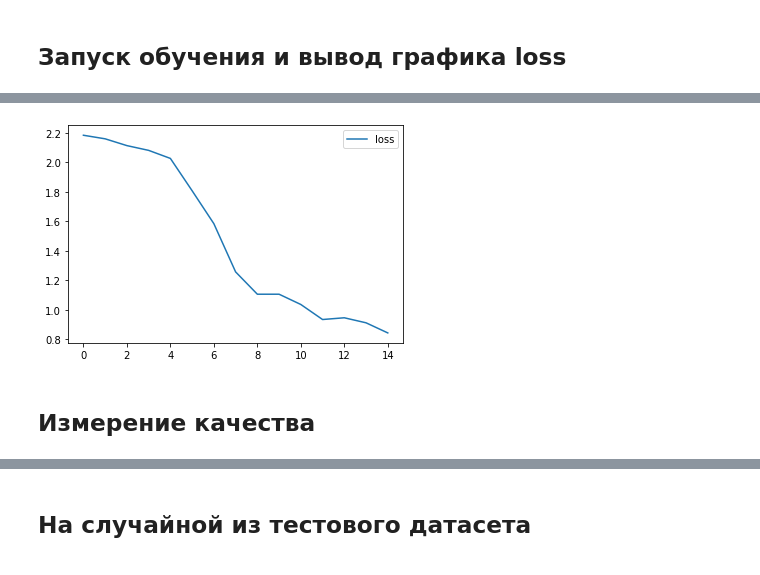
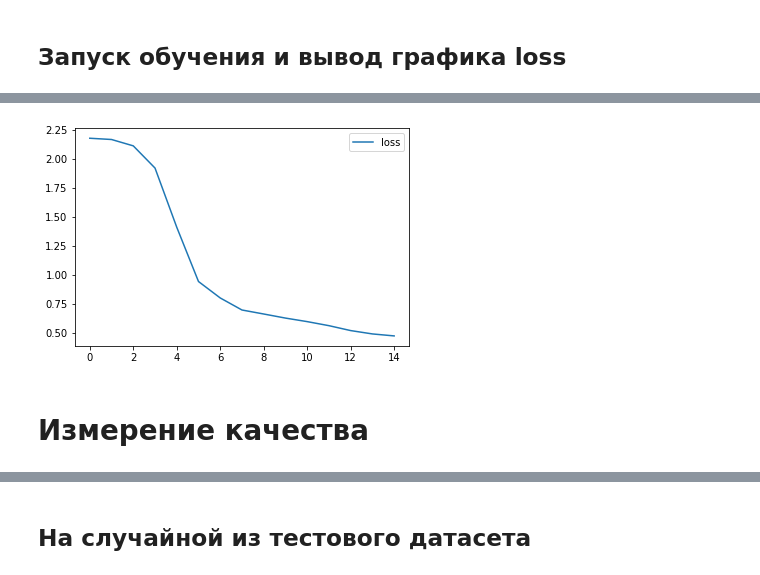
Before and after one commit to chr1stine/circle-polygon-classifier, a Jupyter notebook: geometry_classifier.ipynb, the cells around one changed output, grey strips where cells are left out. Saved outputs shown, nothing was run; the diff lists cells and outputs as text; code cells hidden in the pictures.

```diff
--- a/geometry_classifier.ipynb
+++ b/geometry_classifier.ipynb
@@ -174,12 +180,6 @@ pickle_out.close()
 # %% [markdown]
 ## Создание класса для датасета
 # %%
-import torch
-from torch.utils.data import Dataset
-from torchvision import transforms
-from PIL import Image
-import pickle
-
 class figures_dataset(Dataset):
     def __init__(self):
         features_fname = 'features.pickle'
@@ -198,7 +198,7 @@ class figures_dataset(Dataset):
             transforms.ToPILImage(),
             transforms.RandomHorizontalFlip(p=0.5),
             transforms.RandomVerticalFlip(p=0.5),
-            transforms.GaussianBlur(11,11),
+            transforms.GaussianBlur(9,9),
             transforms.ToTensor()
         ])
         self.noise = torch.rand(len(self.images),img_size,img_size,1)
@@ -229,10 +229,6 @@ figures = figures_dataset()
 # %% [markdown]
 ## Вызов DataLoader и объявление нейросети
 # %%
-from torch.utils.data import DataLoader
-from torch.utils.data.sampler import SubsetRandomSampler
-from random import shuffle
-
 # деление датасета на обучающую и проверяющую выборки
 validation_split = .2
 figures_size = len(figures)
@@ -252,32 +248,28 @@ test_set = DataLoader(figures, batch_size=b_size, sampler=test)
 train_set = DataLoader(figures, batch_size=b_size, sampler=train)
 
 
+sigm = nn.Sigmoid()
 # нейросеть
-import torch.nn as nn
-import torch.nn.functional as F
 class Net(nn.Module):
     def __init__(self):
         super(Net, self).__init__()
-
-        self.conv1 = nn.Conv2d(1, 3, 3)
-        self.conv2 = nn.Conv2d(3, 6, 3)
-        self.conv3 = nn.Conv2d(6,12,3)
-        self.pool = nn.MaxPool2d(2, 2)
-        self.dout = nn.Dropout(0.2)
-        self.fc1 = nn.Linear(12 * 14 * 14, 2)
-
+        self.conv1 = torch.nn.Conv2d(1, 3, 3)
+        self.pool = torch.nn.MaxPool2d(2, 2)
+        self.conv2 = torch.nn.Conv2d(3, 6, 3)
+        self.conv3 = torch.nn.Conv2d(6,12,3)
+        self.fc1 = torch.nn.Linear(12 * 14 * 14, 1)
+        self.dout = torch.nn.Dropout(0.5)
     def forward(self, x):
-        x = self.dout(self.pool(self.conv1(x)))
-        x = self.dout(self.pool(self.conv2(x)))
-        x = self.dout(self.pool(self.conv3(x)))
+        x = self.dout(self.pool(torch.nn.functional.relu(self.conv1(x))))
+        x = self.dout(self.pool(torch.nn.functional.relu(self.conv2(x))))
+        x = self.dout(self.pool(torch.nn.functional.relu(self.conv3(x))))
         x = torch.flatten(x,1)
-        x = self.fc1(x)
+        x = sigm(self.fc1(x))
         return x
 net = Net()
 
 # loss-функция
-import torch.optim as optim
-criterion = nn.CrossEntropyLoss()
+criterion = nn.BCELoss()
 optimizer = optim.SGD(net.parameters(), lr=0.001, momentum=0.9)
 # %% [markdown]
 ## Запуск обучения и вывод графика loss
@@ -295,7 +287,7 @@ for epoch in range(epochs):
         optimizer.zero_grad()
 
         outputs = net(inputs)
-        loss = criterion(outputs,labels)
+        loss = criterion(outputs.squeeze(), labels.float())
         loss.backward()
         optimizer.step()
 
@@ -332,4 +324,4 @@ print('Finished Training')
 Finished Training
-[figure, old version]
+[figure, new version]
 # %% [markdown]
-## Измерение качества
+# Измерение качества
```
Also changed, not shown: parts of 11 cells of this notebook.
